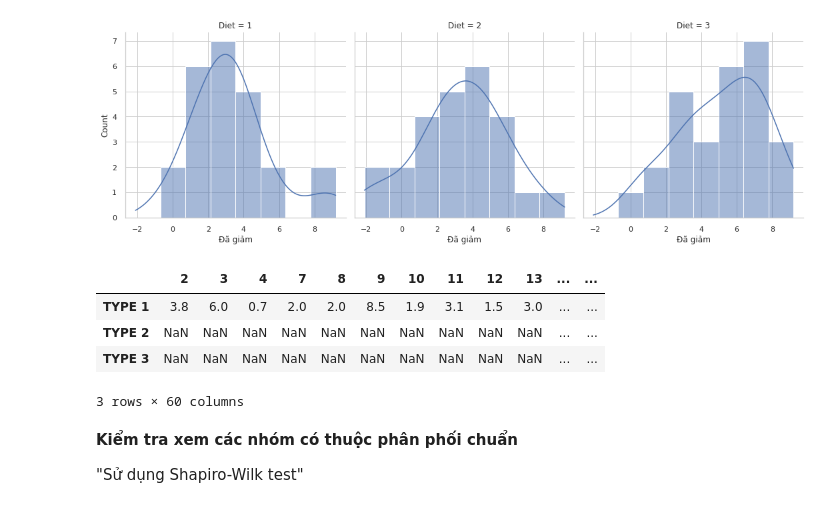
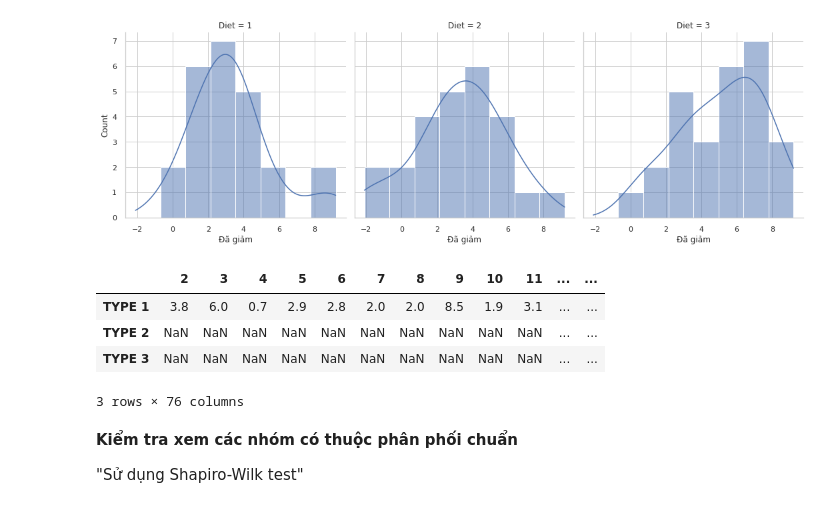
Before and after one commit to hoangnuthuphuong/HK2_freshman, a Jupyter notebook: PTDL_Python/ThongKeSuyDien.ipynb, the cells around one changed output. Drawn from its saved outputs; the diff is of its cells as text; code cells hidden in the pictures.

```diff
--- a/PTDL_Python/ThongKeSuyDien.ipynb
+++ b/PTDL_Python/ThongKeSuyDien.ipynb
@@ -332,18 +331,18 @@ ax=sns.displot(data=ssbd,x='Đã giảm',col='Diet',kde=True)
 [figure]
 # %%
 # Kích thước của các mẫu không giống nhau nên ta lấy ngẫu nhiên 20 giá trị
-type1 = type_1.sample(20)
-type2 = type_2.sample(20)
-type3 = type_3.sample(20)
+type_1 = type_1.sample(20)
+type_2 = type_2.sample(20)
+type_3 = type_3.sample(20)
 # %%
-hntp = pd.DataFrame(data = {"TYPE 1": type1, "TYPE 2": type2, "TYPE 3": type3})
+hntp = pd.DataFrame(data = {"TYPE 1": type_1, "TYPE 2": type_2, "TYPE 3": type_3})
 hntp.T
 # %% [output]
-|  | 2 | 3 | 4 | 7 | 8 | 9 | 10 | 11 | 12 | 13 | ... | ... |
-| TYPE 1 | 3.8 | 6.0 | 0.7 | 2.0 | 2.0 | 8.5 | 1.9 | 3.1 | 1.5 | 3.0 | ... | ... |
+|  | 2 | 3 | 4 | 5 | 6 | 7 | 8 | 9 | 10 | 11 | ... | ... |
+| TYPE 1 | 3.8 | 6.0 | 0.7 | 2.9 | 2.8 | 2.0 | 2.0 | 8.5 | 1.9 | 3.1 | ... | ... |
 | TYPE 2 | NaN | NaN | NaN | NaN | NaN | NaN | NaN | NaN | NaN | NaN | ... | ... |
 | TYPE 3 | NaN | NaN | NaN | NaN | NaN | NaN | NaN | NaN | NaN | NaN | ... | ... |
-3 rows × 60 columns
+3 rows × 76 columns
 # %% [markdown]
 **Kiểm tra xem các nhóm có thuộc phân phối chuẩn**
 
```
Also changed, not shown: parts of 30 cells of this notebook, 2 other files.
